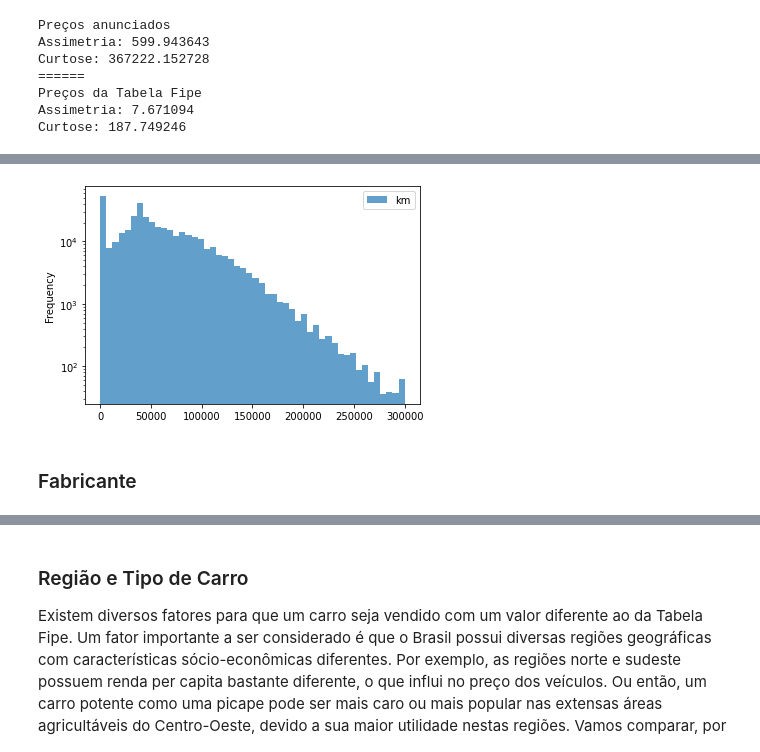
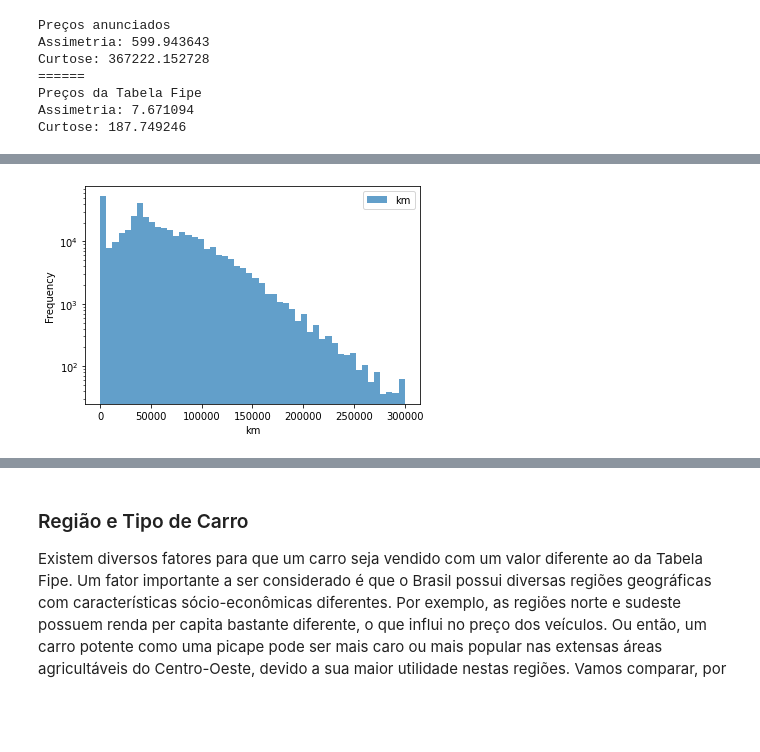
Before and after one commit to pedroafleite/mobiauto, a Jupyter notebook: car_data.ipynb, the cells around one changed output, grey strips where cells are left out. Cells and saved outputs as stored; diff of their text form; code cells hidden in the pictures; blank space fills up the shorter version.

```diff
--- a/car_data.ipynb
+++ b/car_data.ipynb
@@ -173,6 +207,5 @@ data.plot.scatter(x='km', y='price', xlim=(0,10**6), ylim=(0,1.5*10**6), ax=ax[0
 # %%
-car[['km']].plot(kind='hist', alpha=0.7, bins=50, range=[0,3*10**5]).set_yscale('log');
+car[['km']].plot(kind='hist', alpha=0.7, bins=50, range=[0,3*10**5]).set_yscale('log')
+plt.xlabel('km');
 # %% [output]
-[figure, old version]
+[figure, new version]
-# %% [markdown]
-### Fabricante
```
Also changed, not shown: parts of 54 cells of this notebook.
